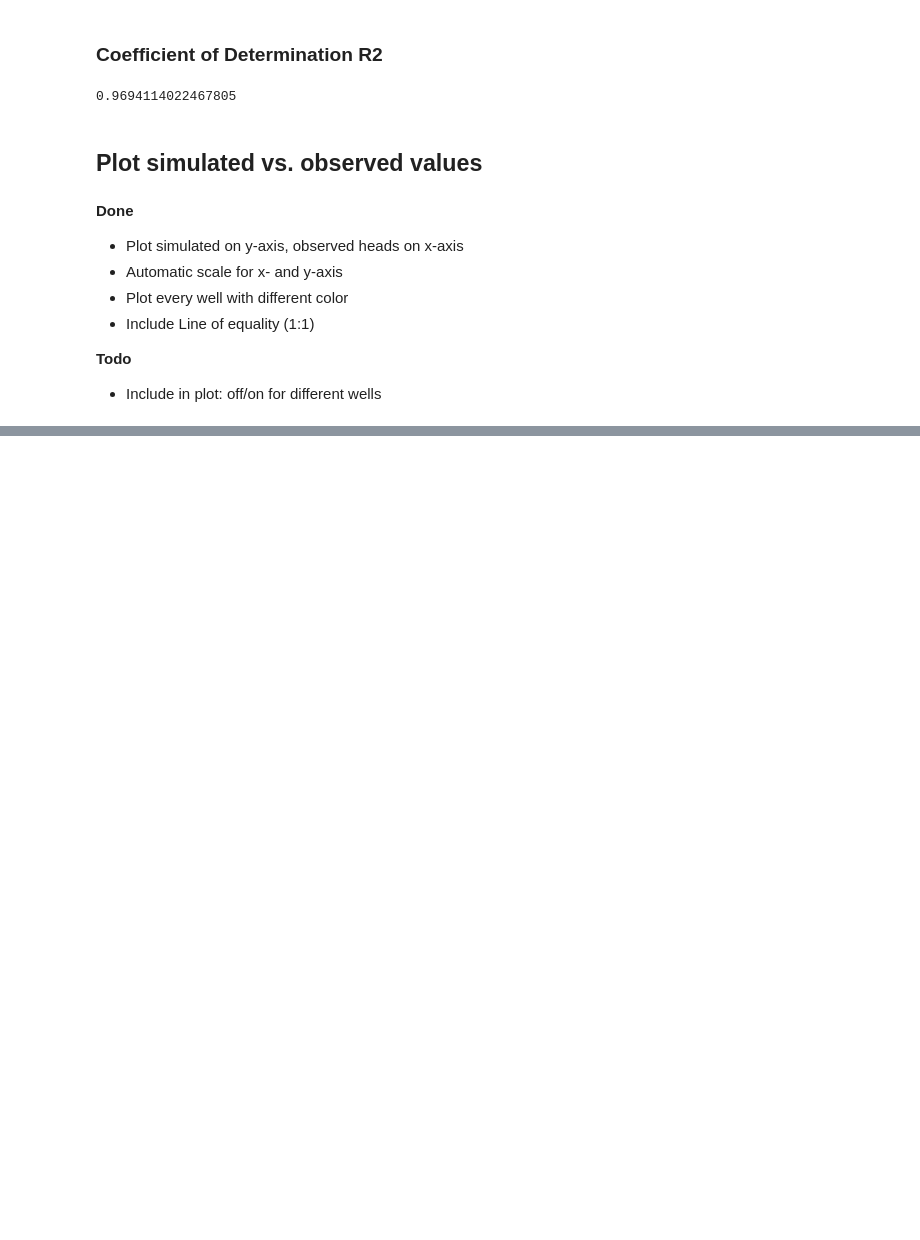
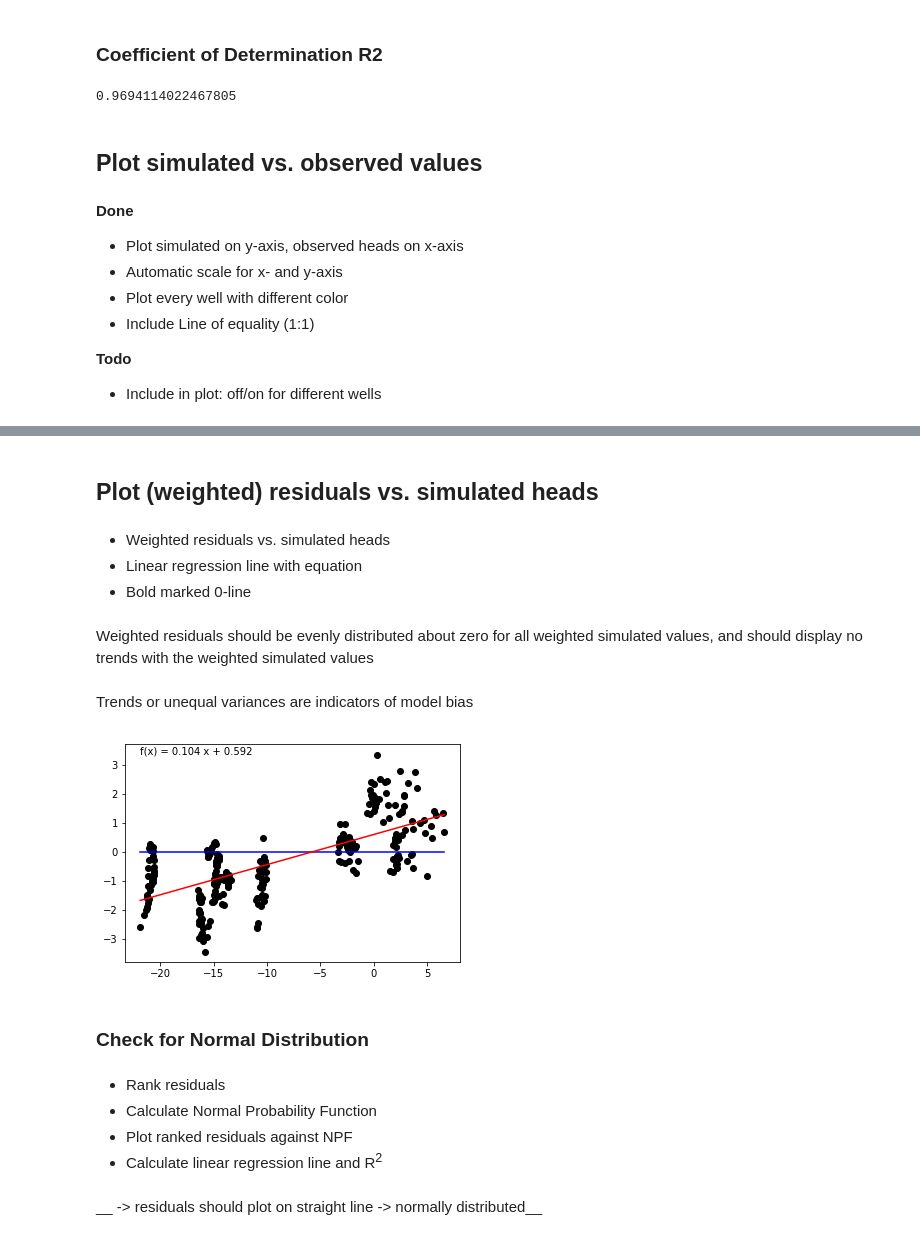
Before and after one commit to inowas/effective_groundwater_model_calibration_exercises, a Jupyter notebook: calibration/calibration.ipynb, the cells around one changed output, grey strips where cells are left out. Cells and saved outputs as stored; diff of their text form; code cells hidden in the pictures; blank space fills up the shorter version.

```diff
--- a/calibration/calibration.ipynb
+++ b/calibration/calibration.ipynb
@@ -168,0 +174,43 @@ plt.show()
+# %% [markdown]
+## Plot (weighted) residuals vs. simulated heads
+# %% [markdown]
+* Weighted residuals vs. simulated heads
+* Linear regression line with equation
+* Bold marked 0-line
+# %% [markdown]
+Weighted residuals should be evenly distributed about zero for all weighted simulated values, and should display no trends with the weighted simulated values
+# %% [markdown]
+Trends or unequal variances are indicators of model bias
+# %%
+weightedResiduals = (simulated - observed)
+linRegress = stats.linregress(simulated, weightedResiduals)
+
+plt.scatter(
+        simulated,
+        weightedResiduals,
+        color='k'
+    )
+
+xMin = np.min(simulated)
+xMax = np.max(simulated)
+yMin = xMin * linRegress.slope + linRegress.intercept
+yMax = xMax * linRegress.slope + linRegress.intercept
+
+plt.plot([xMin, xMax], [0, 0], 'b-')
+plt.plot([xMin, xMax], [yMin, yMax],'r-')
+
+text = "f(x) = {} x + {}".format(round(linRegress.slope,3), round(linRegress.intercept,3))
+plt.text(xMin, np.max(weightedResiduals), text)
+
+plt.show()
+# %% [output]
+[figure, added]
+# %% [markdown]
+### Check for Normal Distribution
+# %% [markdown]
+* Rank residuals
+* Calculate Normal Probability Function
+* Plot ranked residuals against NPF
+* Calculate linear regression line and R<sup>2</sup>
+# %% [markdown]
+__ -> residuals should plot on straight line -> normally distributed__
```
Also changed, not shown: parts of 3 cells of this notebook.
